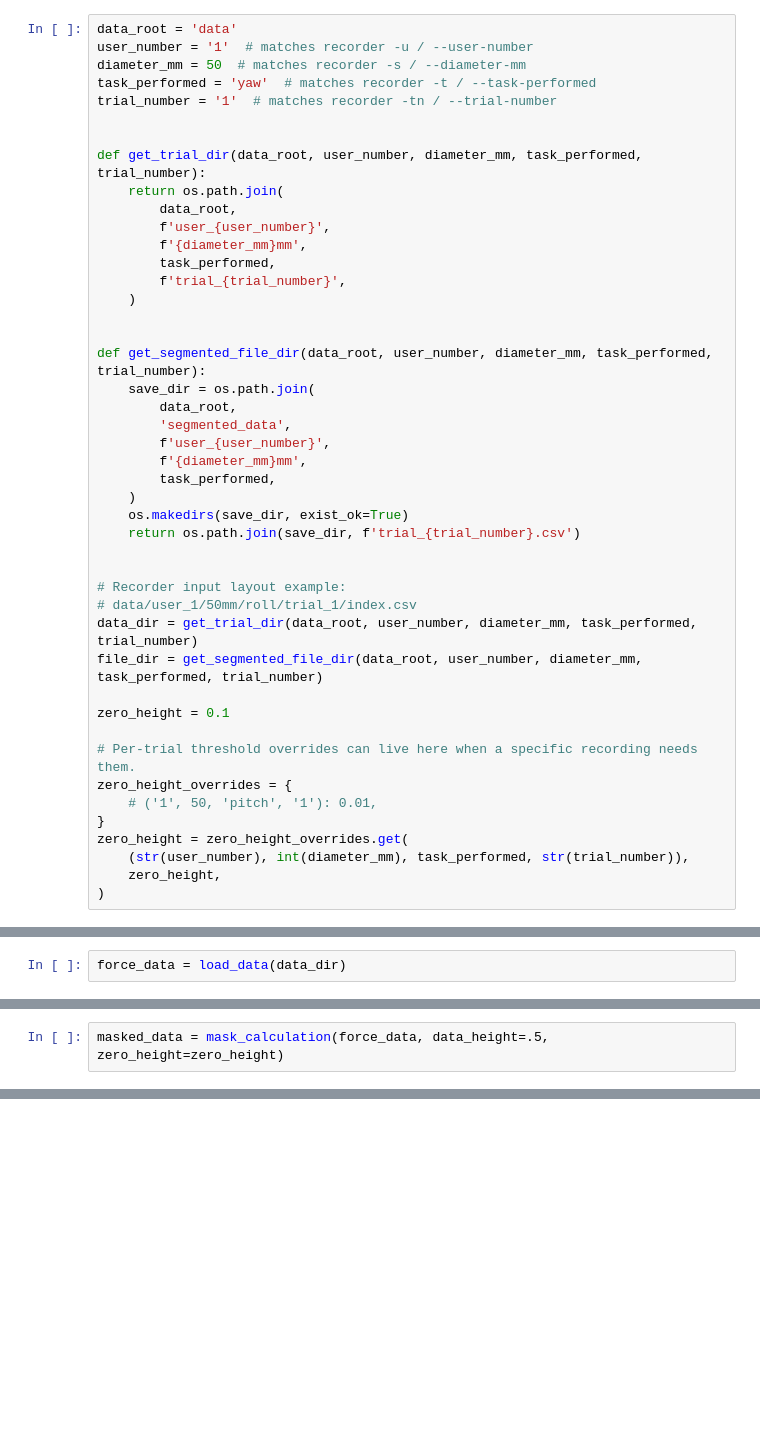
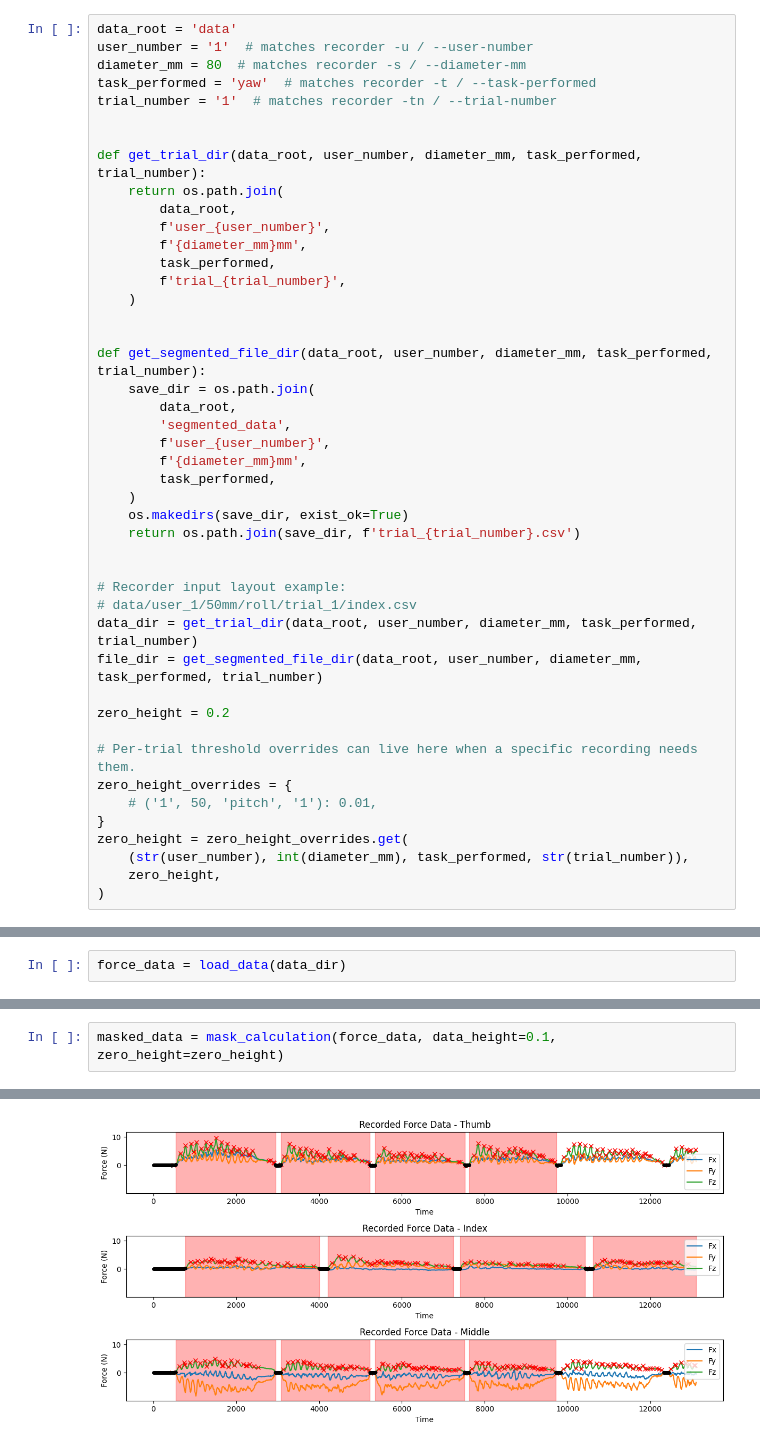
Before and after one commit to Cuberkk/Finger_Manipulation_with_position_sensor, a Jupyter notebook: single_case_object_origin_force_data_analysis.ipynb, the cells around one changed output, grey strips where cells are left out. Cells and saved outputs as stored; diff of their text form; blank space fills up the shorter version.

```diff
--- a/single_case_object_origin_force_data_analysis.ipynb
+++ b/single_case_object_origin_force_data_analysis.ipynb
@@ -12,7 +13,7 @@ from scipy.signal import find_peaks
 # %%
 data_root = 'data'
 user_number = '1'  # matches recorder -u / --user-number
-diameter_mm = 50  # matches recorder -s / --diameter-mm
+diameter_mm = 80  # matches recorder -s / --diameter-mm
 task_performed = 'yaw'  # matches recorder -t / --task-performed
 trial_number = '1'  # matches recorder -tn / --trial-number
 
@@ -44,7 +45,7 @@ def get_segmented_file_dir(data_root, user_number, diameter_mm, task_performed,
 data_dir = get_trial_dir(data_root, user_number, diameter_mm, task_performed, trial_number)
 file_dir = get_segmented_file_dir(data_root, user_number, diameter_mm, task_performed, trial_number)
 
-zero_height = 0.1
+zero_height = 0.2
 
 # Per-trial threshold overrides can live here when a specific recording needs them.
 zero_height_overrides = {
@@ -423,2 +448,3 @@ quick_visualization(force_data, visualize_data='recorded')
 # %%
-masked_data = mask_calculation(force_data, data_height=.5, zero_height=zero_height)
+masked_data = mask_calculation(force_data, data_height=0.1, zero_height=zero_height)
+# %% [output]
@@ -425,3 +452,4 @@ masked_data = mask_calculation(force_data, data_height=.5, zero_height=zero_heig
+[figure, added]
 # %%
 os.makedirs(os.path.dirname(file_dir), exist_ok=True)
 
```
Also changed, not shown: parts of 7 cells of this notebook, 6 other files.
